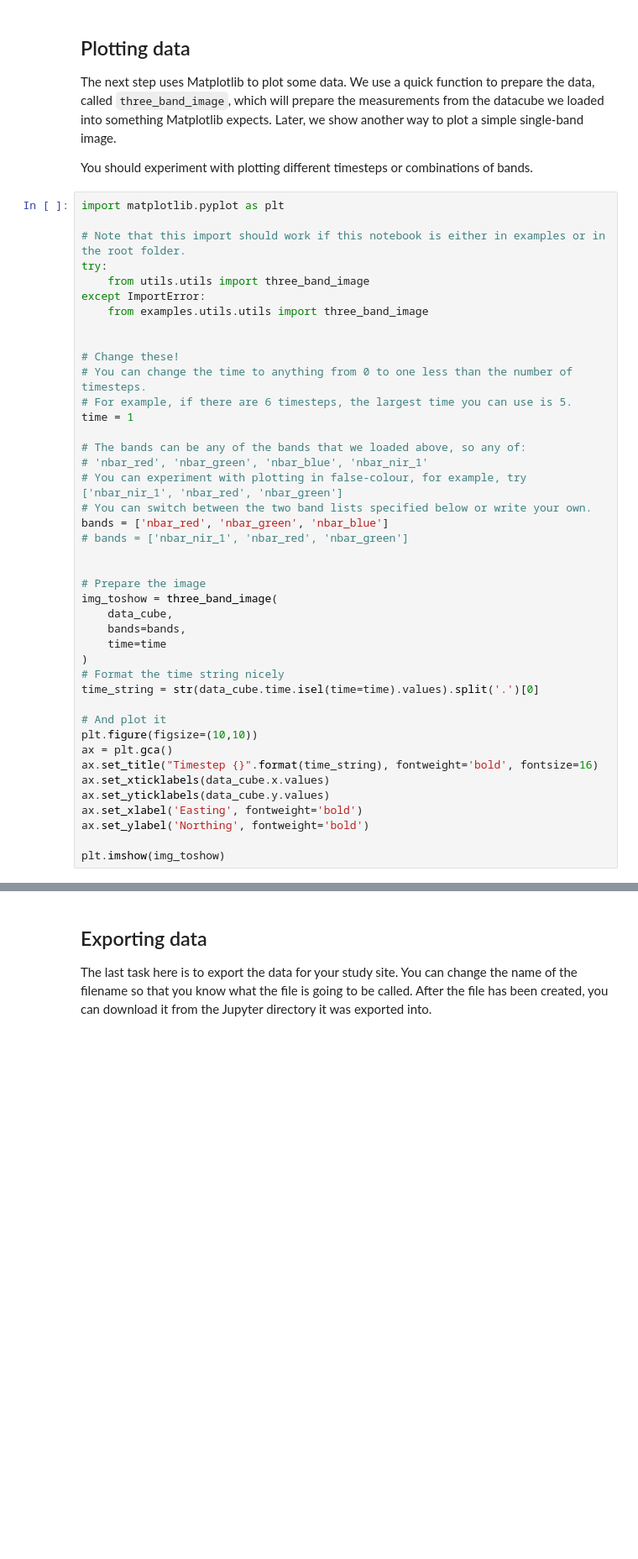
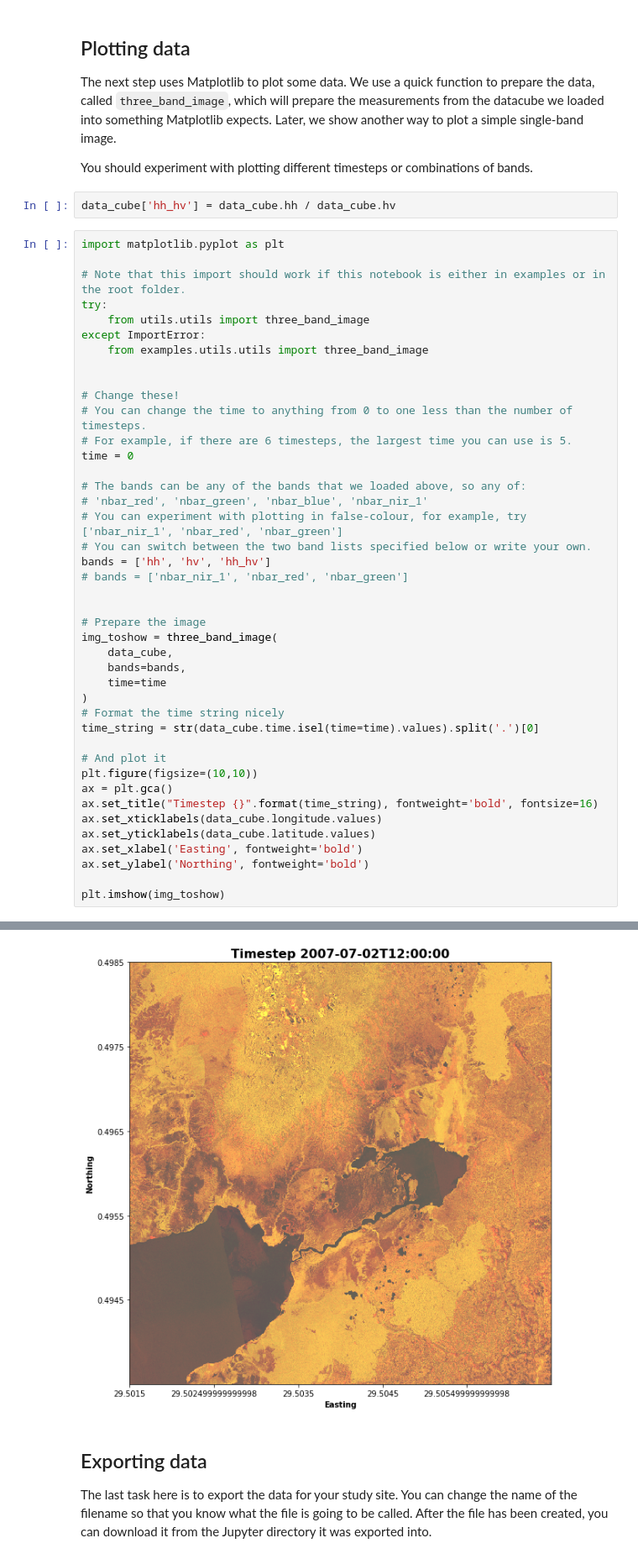
Before and after one commit to tom5610/cube-in-amazon-sagemaker, a Jupyter notebook: notebooks/02_Do_It_Yourself.ipynb, the cells around one changed output, grey strips where cells are left out. Shown at 84% size. Saved outputs shown, nothing was run; the diff lists cells and outputs as text; blank space fills up the shorter version.

```diff
--- a/notebooks/02_Do_It_Yourself.ipynb
+++ b/notebooks/02_Do_It_Yourself.ipynb
@@ -85,6 +57,8 @@ print(data_cube)
 The next step uses Matplotlib to plot some data. We use a quick function to prepare the data, called `three_band_image`, which will prepare the measurements from the datacube we loaded into something Matplotlib expects. Later, we show another way to plot a simple single-band image.
 
 You should experiment with plotting different timesteps or combinations of bands.
+# %%
+data_cube['hh_hv'] = data_cube.hh / data_cube.hv
 # %%
 import matplotlib.pyplot as plt
 
@@ -98,13 +72,13 @@ except ImportError:
 # Change these!
 # You can change the time to anything from 0 to one less than the number of timesteps.
 # For example, if there are 6 timesteps, the largest time you can use is 5.
-time = 1
+time = 0
 
 # The bands can be any of the bands that we loaded above, so any of:
 # 'nbar_red', 'nbar_green', 'nbar_blue', 'nbar_nir_1'
 # You can experiment with plotting in false-colour, for example, try ['nbar_nir_1', 'nbar_red', 'nbar_green']
 # You can switch between the two band lists specified below or write your own.
-bands = ['nbar_red', 'nbar_green', 'nbar_blue']
+bands = ['hh', 'hv', 'hh_hv']
 # bands = ['nbar_nir_1', 'nbar_red', 'nbar_green']
 
 
@@ -121,9 +95,10 @@ time_string = str(data_cube.time.isel(time=time).values).split('.')[0]
 plt.figure(figsize=(10,10))
 ax = plt.gca()
 ax.set_title("Timestep {}".format(time_string), fontweight='bold', fontsize=16)
-ax.set_xticklabels(data_cube.x.values)
-ax.set_yticklabels(data_cube.y.values)
+ax.set_xticklabels(data_cube.longitude.values)
+ax.set_yticklabels(data_cube.latitude.values)
 ax.set_xlabel('Easting', fontweight='bold')
 ax.set_ylabel('Northing', fontweight='bold')
 
 plt.imshow(img_toshow)
+# %% [output]
@@ -130,3 +106,4 @@ plt.imshow(img_toshow)
+[figure, added]
 # %% [markdown]
 ##  Exporting data
 The last task here is to export the data for your study site. You can change the name of the filename so that you know what the file is going to be called. After the file has been created, you can download it from the Jupyter directory it was exported into.
```
Also changed, not shown: parts of 10 cells of this notebook, 4 other files.
